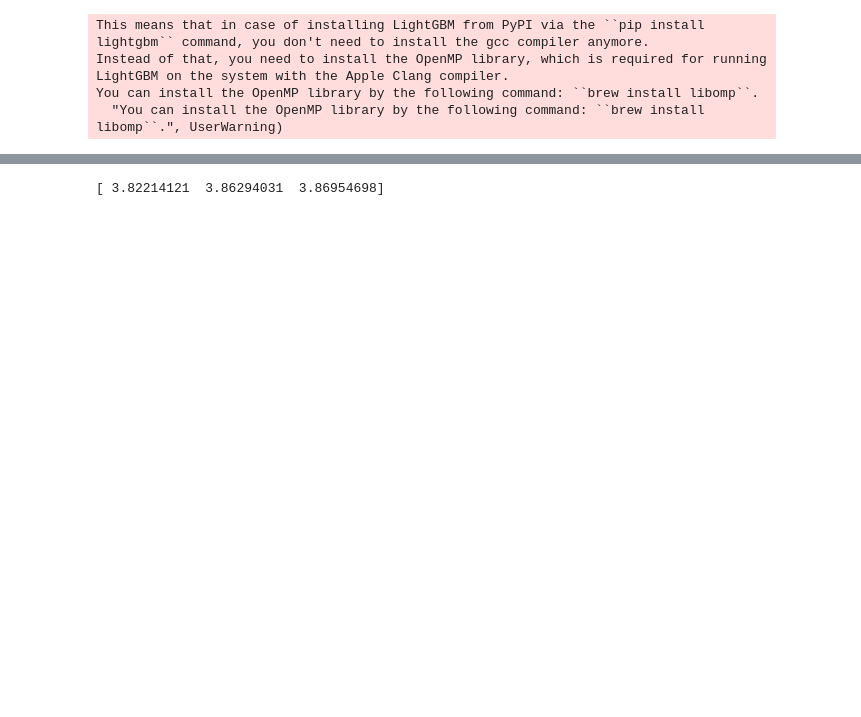
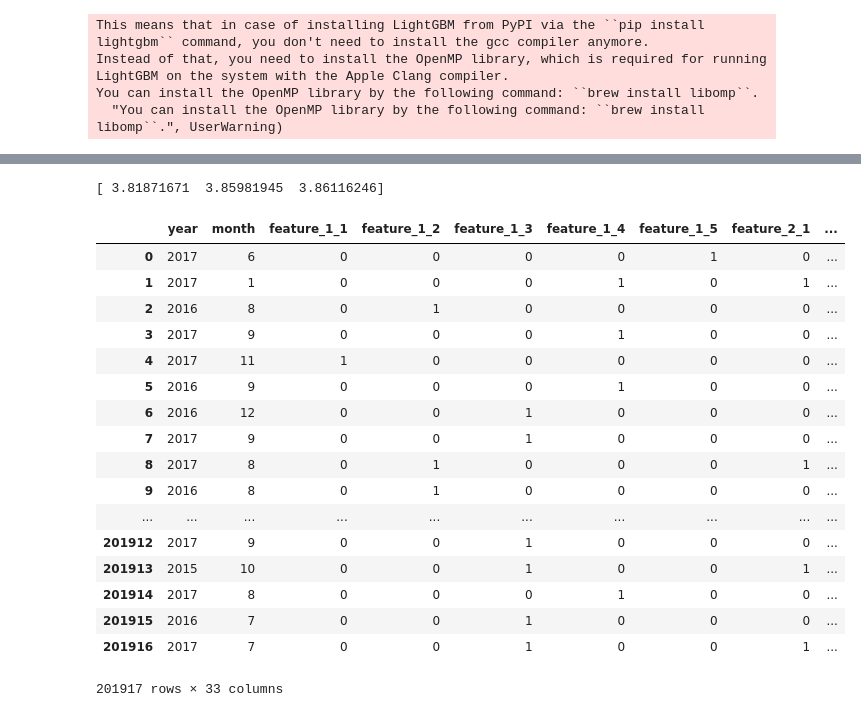
Before and after one commit to fpcarneiro/Kaggle-Python, a Jupyter notebook: Elo Merchant Category Recommendation/Elo Merchant Category Recommendation.ipynb, the cells around one changed output, grey strips where cells are left out. Cells and saved outputs as stored; diff of their text form; code cells hidden in the pictures; blank space fills up the shorter version.

```diff
--- a/Elo Merchant Category Recommendation/Elo Merchant Category Recommendation.ipynb
+++ b/Elo Merchant Category Recommendation/Elo Merchant Category Recommendation.ipynb
@@ -155,6 +162,27 @@ model_ridge = Ridge()
 model_ENet = ElasticNet(alpha=0.0005, l1_ratio=.9, random_state=3, max_iter = 10000)
 model_rforest = RandomForestRegressor()
 # %%
-print(np.sqrt((-cross_val_score(model_rforest, train_X, train_y, cv=3, scoring="neg_mean_squared_error"))))
+print(np.sqrt((-cross_val_score(model_lasso, train_X, train_y, cv=3, scoring="neg_mean_squared_error"))))
 # %% [output]
-[ 3.82214121  3.86294031  3.86954698]
+[ 3.81871671  3.85981945  3.86116246]
+# %%
+train_X
+# %% [output]
+|  | year | month | feature_1_1 | feature_1_2 | feature_1_3 | feature_1_4 | feature_1_5 | feature_2_1 | ... |
+| 0 | 2017 | 6 | 0 | 0 | 0 | 0 | 1 | 0 | ... |
+| 1 | 2017 | 1 | 0 | 0 | 0 | 1 | 0 | 1 | ... |
+| 2 | 2016 | 8 | 0 | 1 | 0 | 0 | 0 | 0 | ... |
+| 3 | 2017 | 9 | 0 | 0 | 0 | 1 | 0 | 0 | ... |
+| 4 | 2017 | 11 | 1 | 0 | 0 | 0 | 0 | 0 | ... |
+| 5 | 2016 | 9 | 0 | 0 | 0 | 1 | 0 | 0 | ... |
+| 6 | 2016 | 12 | 0 | 0 | 1 | 0 | 0 | 0 | ... |
+| 7 | 2017 | 9 | 0 | 0 | 1 | 0 | 0 | 0 | ... |
+| 8 | 2017 | 8 | 0 | 1 | 0 | 0 | 0 | 1 | ... |
+| 9 | 2016 | 8 | 0 | 1 | 0 | 0 | 0 | 0 | ... |
+| ... | ... | ... | ... | ... | ... | ... | ... | ... | ... |
+| 201912 | 2017 | 9 | 0 | 0 | 1 | 0 | 0 | 0 | ... |
+| 201913 | 2015 | 10 | 0 | 0 | 1 | 0 | 0 | 1 | ... |
+| 201914 | 2017 | 8 | 0 | 0 | 0 | 1 | 0 | 0 | ... |
+| 201915 | 2016 | 7 | 0 | 0 | 1 | 0 | 0 | 0 | ... |
+| 201916 | 2017 | 7 | 0 | 0 | 1 | 0 | 0 | 1 | ... |
+201917 rows × 33 columns
```
Also changed, not shown: parts of 2 cells of this notebook, 3 other files.
